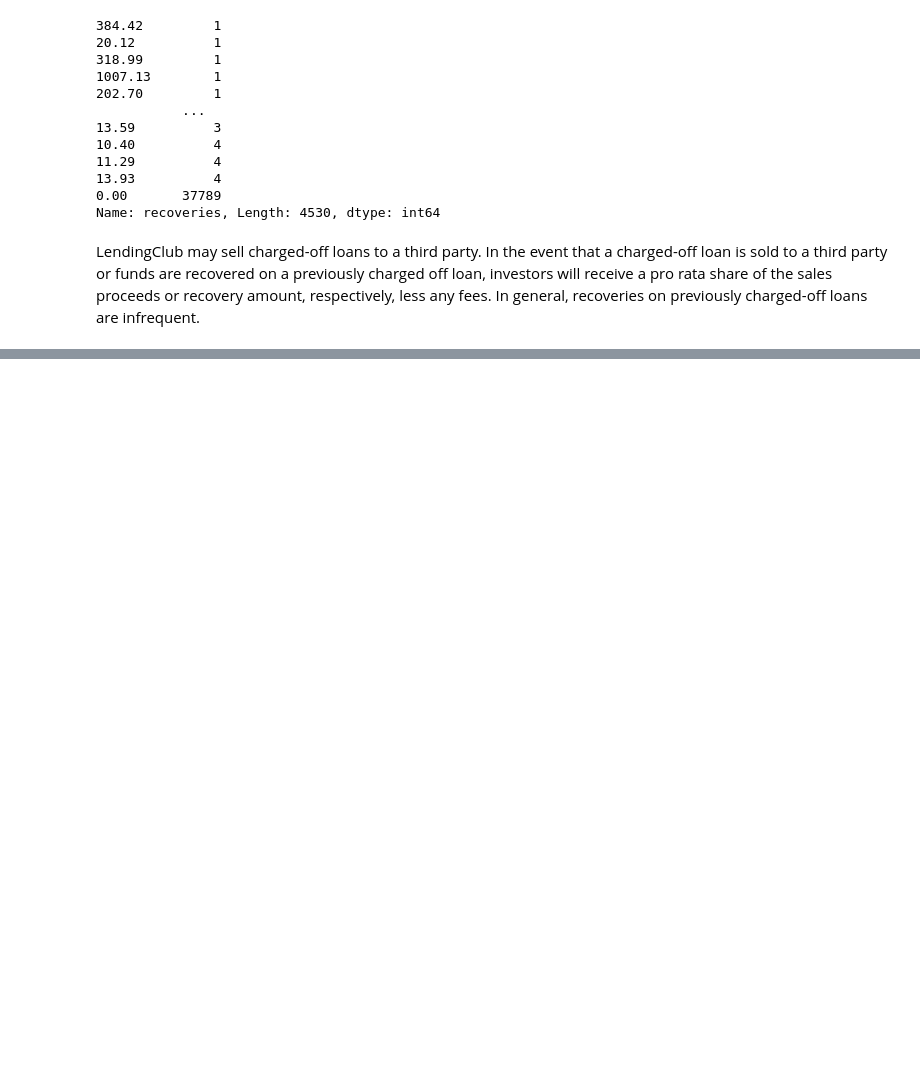
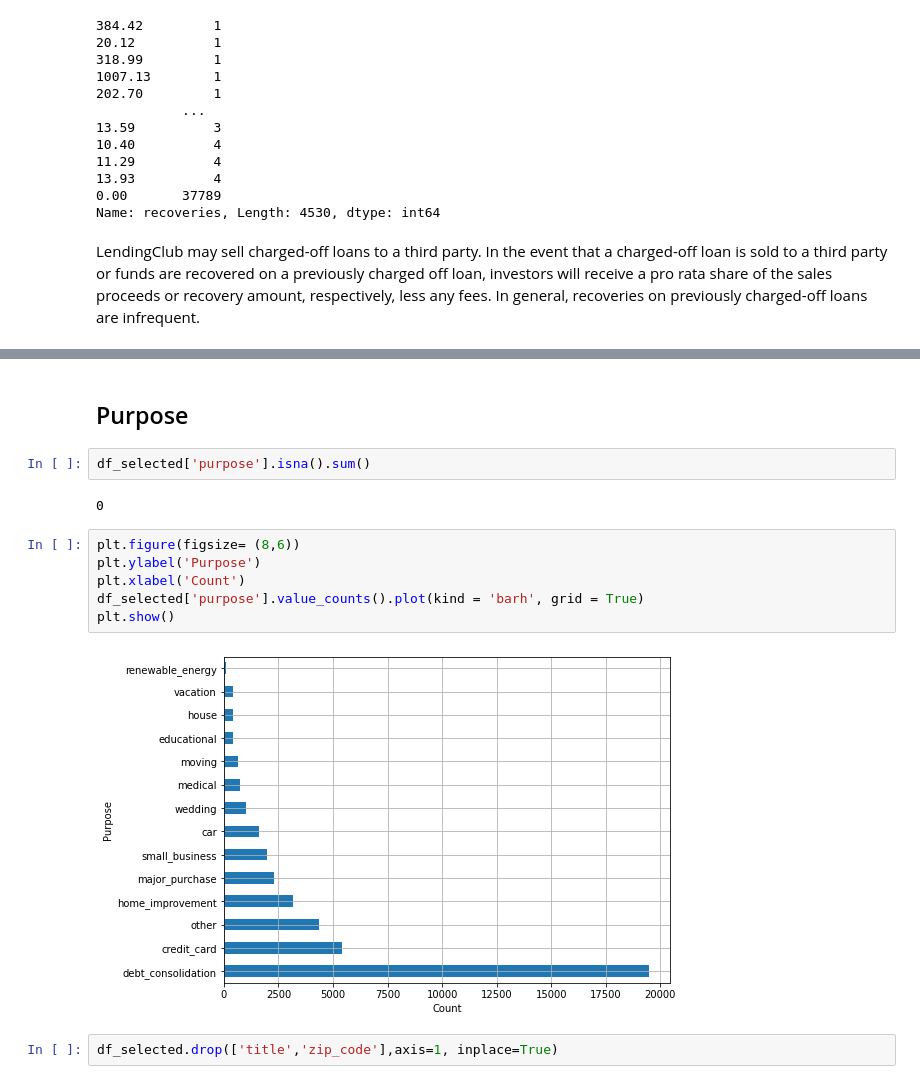
Before and after one commit to 15021996/Loan-Default-Prediction, a Jupyter notebook: Soumya_Loan_Default_Prediction_Capstone_Project.ipynb, the cells around one changed output, grey strips where cells are left out. Saved outputs shown, nothing was run; the diff lists cells and outputs as text; blank space fills up the shorter version.

```diff
--- a/Soumya_Loan_Default_Prediction_Capstone_Project.ipynb
+++ b/Soumya_Loan_Default_Prediction_Capstone_Project.ipynb
@@ -399,0 +554,16 @@ LendingClub may sell charged-off loans to a third party. In the event that a cha
+# %% [markdown]
+## Purpose
+# %%
+df_selected['purpose'].isna().sum()
+# %% [output]
+0
+# %%
+plt.figure(figsize= (8,6))
+plt.ylabel('Purpose')
+plt.xlabel('Count')
+df_selected['purpose'].value_counts().plot(kind = 'barh', grid = True)
+plt.show()
+# %% [output]
+[figure, added]
+# %%
+df_selected.drop(['title','zip_code'],axis=1, inplace=True)
```
Also changed, not shown: parts of 98 cells of this notebook.
